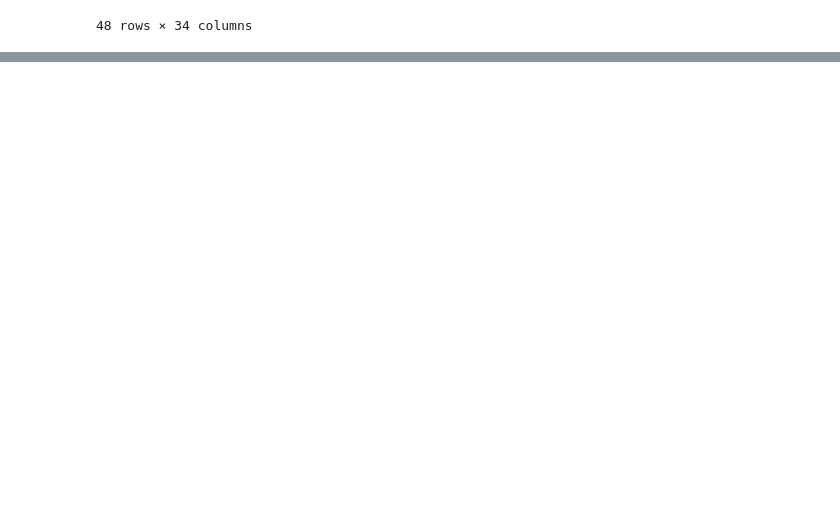
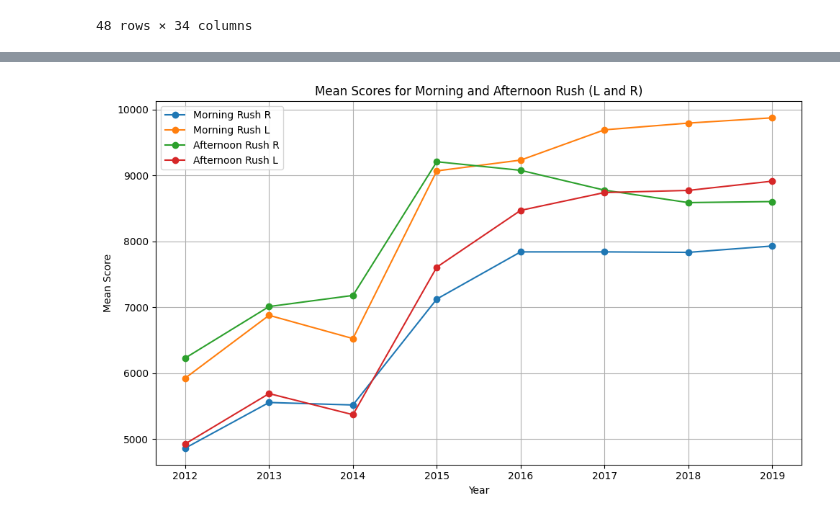
Before and after one commit to Liselotvansteekelenburg/TIL6010-LabAssignments, a Jupyter notebook: Ch4.ipynb, the cells around one changed output, grey strips where cells are left out. Saved outputs shown, nothing was run; the diff lists cells and outputs as text; code cells hidden in the pictures; blank space fills up the shorter version.

```diff
--- a/Ch4.ipynb
+++ b/Ch4.ipynb
@@ -290,0 +294,32 @@ mean_score_R_AS_AL2015: 7489.5
+# %%
+import pandas as pd
+import matplotlib.pyplot as plt
+
+# Load the Excel file
+df = pd.read_excel('mean_scores_road4_HR_R_2012_2019.xlsx')
+
+# Pivot the data for easier plotting
+# This will create separate columns for each combination of Rush and Direction
+pivot_df = df.pivot_table(index='Year', columns=['Rush', 'Direction'], values='Mean Score')
+
+# Plot the data
+plt.figure(figsize=(10, 6))
+
+# Plot the four lines for Morning and Afternoon, L and R directions
+plt.plot(pivot_df.index, pivot_df[('Morning', 'R')], label='Morning Rush R', marker='o')
+plt.plot(pivot_df.index, pivot_df[('Morning', 'L')], label='Morning Rush L', marker='o')
+plt.plot(pivot_df.index, pivot_df[('Afternoon', 'R')], label='Afternoon Rush R', marker='o')
+plt.plot(pivot_df.index, pivot_df[('Afternoon', 'L')], label='Afternoon Rush L', marker='o')
+
+# Add titles and labels
+plt.title('Mean Scores for Morning and Afternoon Rush (L and R)')
+plt.xlabel('Year')
+plt.ylabel('Mean Score')
+plt.legend()
+
+# Display the plot
+plt.grid(True)
+plt.tight_layout()
+plt.show()
+# %% [output]
+[figure, added]
```
Also changed, not shown: parts of 8 cells of this notebook.
